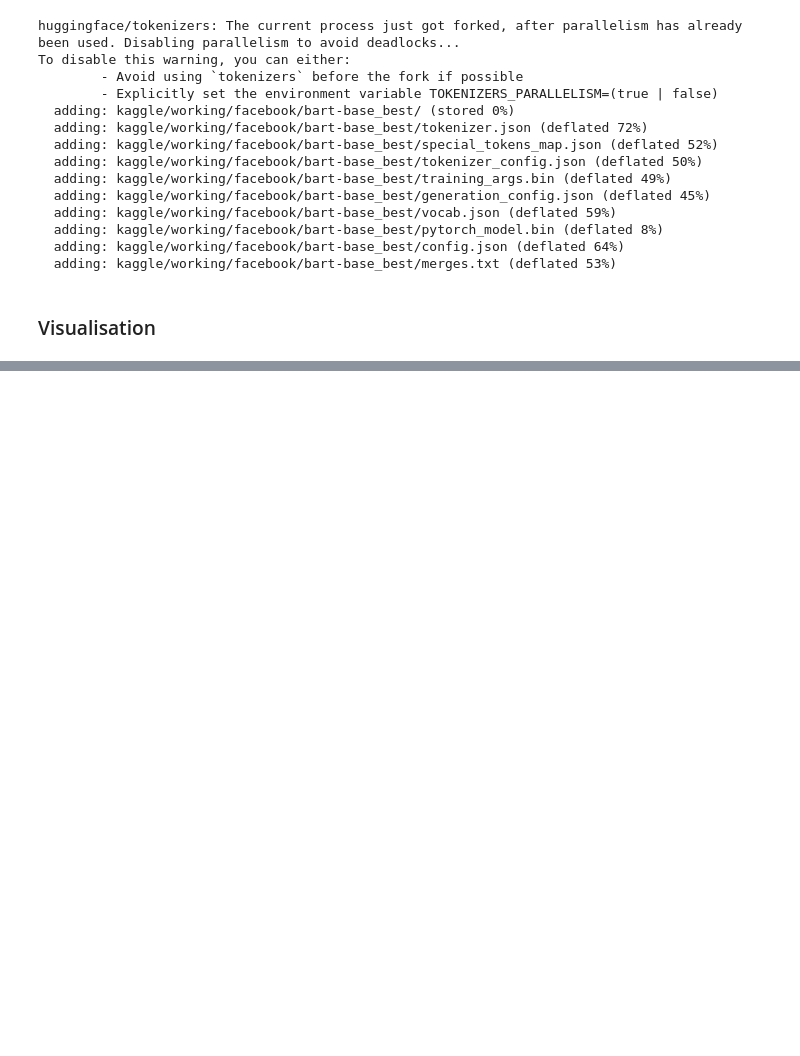
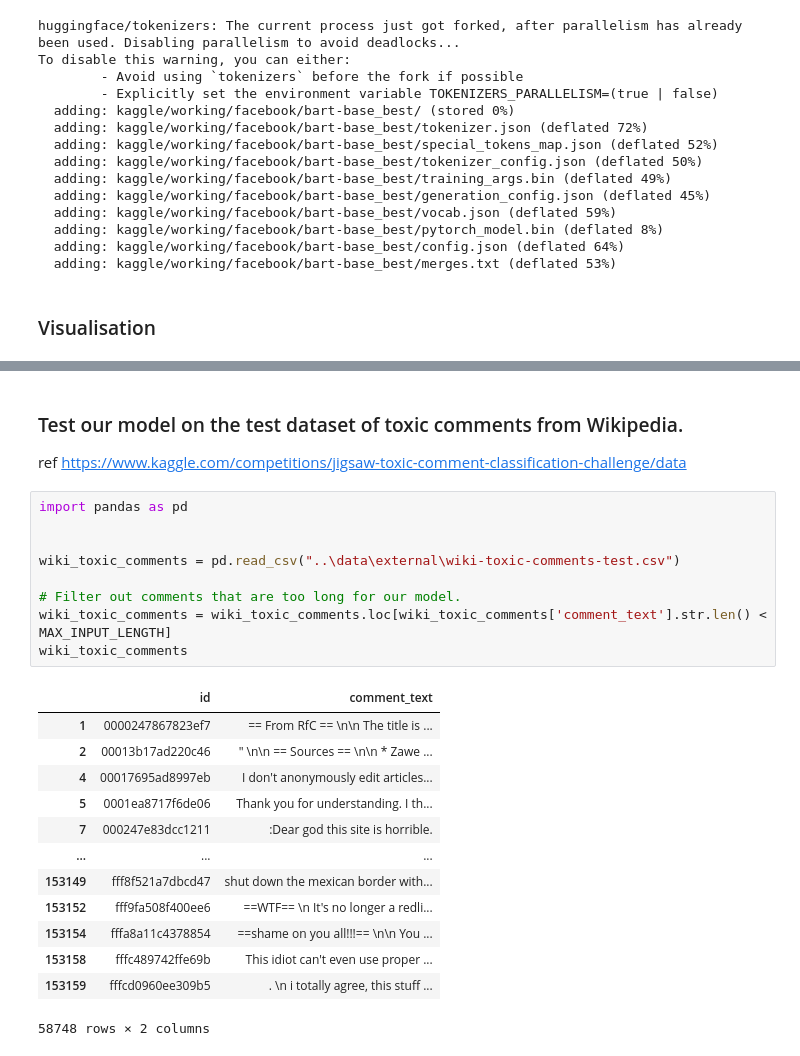
Before and after one commit to 1ADIS1/inno-pmldl, a Jupyter notebook: notebooks/3.0-model-train.ipynb, the cells around one changed output, grey strips where cells are left out. Saved outputs shown, nothing was run; the diff lists cells and outputs as text; blank space fills up the shorter version.

```diff
--- a/notebooks/3.0-model-train.ipynb
+++ b/notebooks/3.0-model-train.ipynb
@@ -306,0 +340,27 @@ plot.show()
+# %% [markdown]
+### Test our model on the test dataset of toxic comments from Wikipedia.
+
+ref https://www.kaggle.com/competitions/jigsaw-toxic-comment-classification-challenge/data
+# %%
+import pandas as pd
+
+
+wiki_toxic_comments = pd.read_csv("..\data\external\wiki-toxic-comments-test.csv")
+
+# Filter out comments that are too long for our model.
+wiki_toxic_comments = wiki_toxic_comments.loc[wiki_toxic_comments['comment_text'].str.len() < MAX_INPUT_LENGTH]
+wiki_toxic_comments
+# %% [output]
+|  | id | comment_text |
+| 1 | 0000247867823ef7 | == From RfC == \n\n The title is ... |
+| 2 | 00013b17ad220c46 | " \n\n == Sources == \n\n * Zawe ... |
+| 4 | 00017695ad8997eb | I don't anonymously edit articles... |
+| 5 | 0001ea8717f6de06 | Thank you for understanding. I th... |
+| 7 | 000247e83dcc1211 | :Dear god this site is horrible. |
+| ... | ... | ... |
+| 153149 | fff8f521a7dbcd47 | shut down the mexican border with... |
+| 153152 | fff9fa508f400ee6 | ==WTF== \n It's no longer a redli... |
+| 153154 | fffa8a11c4378854 | ==shame on you all!!!== \n\n You ... |
+| 153158 | fffc489742ffe69b | This idiot can't even use proper ... |
+| 153159 | fffcd0960ee309b5 | . \n i totally agree, this stuff ... |
+58748 rows × 2 columns
```
Also changed, not shown: parts of 12 cells of this notebook, 1 other file.
